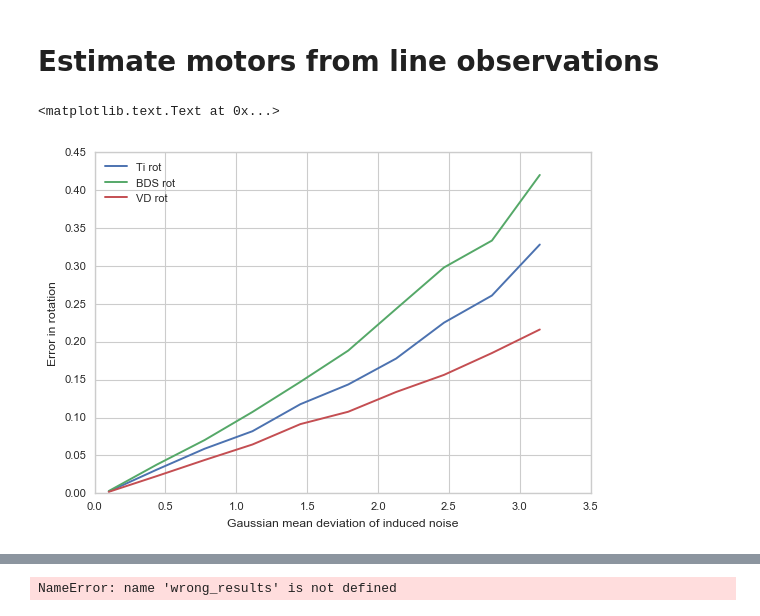
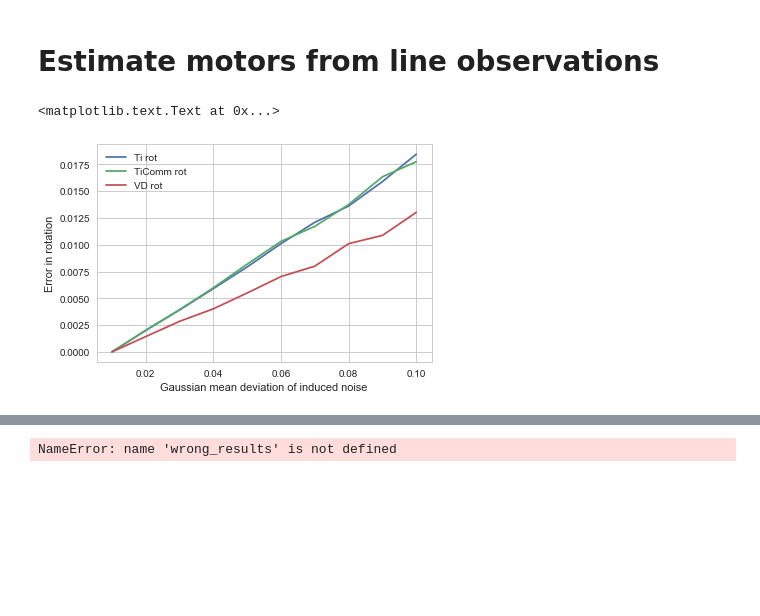
Before and after one commit to tingelst/game, a Jupyter notebook: python/Experiments-v2.ipynb, the cells around one changed output, grey strips where cells are left out. Drawn from its saved outputs; the diff is of its cells as text; code cells hidden in the pictures; blank space fills up the shorter version.

Commit message:
Added experiments for lines

```diff
--- a/python/Experiments-v2.ipynb
+++ b/python/Experiments-v2.ipynb
@@ -646,28 +688,39 @@ def estimate_motors_lines_lars(dataset, noisy=False):
 # %%
 def run_lines(n_lines=10, n_sets=10, n_motors=10, trs_noise_std=0.09, rot_noise_std=0.09, noisy=False, onlyrot=True):
 #     thlim = pi/2
-    motors = create_motors(n_motors, d_lims=(0,1000), th_lims=(0, pi))
+    motors = create_motors(n_motors, d_lims=(0,2), th_lims=(0, pi))
     results = []
     results_vd = []
     results_daniilidis = []
-    for n_set in range(n_sets):
+    results_comm = []
+
+    for motor in motors:
         datasets = [create_random_lines(motor, n_lines,
-                                        rot_noise_std=rot_noise_std,
-                                        trs_noise_std=trs_noise_std)
-                    for motor in motors]
+                                    rot_noise_std=rot_noise_std,
+                                    trs_noise_std=trs_noise_std)
+                for n_set in range(n_sets)]
+
         for dataset in datasets:
             results.append(estimate_motors_lines(dataset, noisy=noisy, onlyrot=onlyrot))
-            results_vd.append(estimate_motors_lines_lars(dataset, noisy=noisy))
+            results_vd.append(estimate_motors_lines_vd(dataset, noisy=noisy))
             results_daniilidis.append(estimate_motors_lines_daniilidis(dataset, noisy=noisy))
-    return (results, results_vd, results_daniilidis)
+            results_comm.append(estimate_motors_lines(dataset, noisy=noisy, onlyrot=False))
+
+
+    return (results, results_vd, results_daniilidis, results_comm)
 # %%
-def compare_rms_lines(results, results_vd, results_bds):
-    RMS = {'Ti': {}, "VD": {}, 'BDS':{}}
+def compare_rms_lines(results, results_vd, results_bds, results_comm):
+    RMS = {'Ti': {}, "VD": {}, 'BDS':{}, 'TiComm': {}}
     our_mot, our_rot, our_trs = rms_motor(results)
     Ti = RMS['Ti']
     Ti['rot'] = our_rot
     Ti['mot'] = our_mot
     Ti['trs'] = our_trs
+    our_comm_mot, our_comm_rot, our_comm_trs = rms_motor(results_comm)
+    TiComm = RMS['TiComm']
+    TiComm['rot'] = our_comm_rot
+    TiComm['mot'] = our_comm_mot
+    TiComm['trs'] = our_comm_trs
     vd_mot, vd_rot, vd_trs = rms_motor(results_vd)
     VD = RMS['VD']
     VD['rot'] = vd_rot
@@ -685,32 +738,36 @@ noise_levels = np.linspace(0.01,0.1,10)
 #                                            trs_noise_std=noise_level, noisy=True))
 #               for noise_level in noise_levels]
 # %%
-noise_levels = np.linspace(0.01,1,10)
-rmss_lines_rot = [compare_rms_lines(*run_lines(10,32,32, rot_noise_std=noise_level,
-                                           trs_noise_std=noise_level, noisy=True,
+n_noise_levels = 10
+noise_levels_rot = np.linspace(0.0, 0.1,n_noise_levels)
+noise_levels_trs = np.linspace(0.0, 0.01, n_noise_levels)
+rmss_lines_rot = [compare_rms_lines(*run_lines(32,32,32, rot_noise_std=noise_level_rot,
+                                           trs_noise_std=noise_level_trs, noisy=True,
                                             onlyrot=True))
-              for noise_level in noise_levels]
+              for noise_level_rot, noise_level_trs in zip(noise_levels_rot, noise_levels_trs)]
 # pickle.dump(rmss_lines_rot, open('rmss_lines_rot.pickle', 'wb'))
+
+d = pd.concat(rmss_lines_rot)
 # %%
-d = pd.concat(rmss_lines_rot)
 fig, ax = plt.subplots(1)
 
 ax.plot(noise_levels, d['Ti']['rot'].tolist(), label='Ti rot')
-ax.plot(noise_levels, d['BDS']['rot'].tolist(), label='BDS rot')
+ax.plot(noise_levels, d['TiComm']['rot'].tolist(), label='TiComm rot')
+# ax.plot(noise_levels, d['BDS']['rot'].tolist(), label='BDS rot')
 ax.plot(noise_levels, d['VD']['rot'].tolist(), label='VD rot')
 
 # ax.plot(noise_levels, d['Ti']['trs'].tolist(), label='Ti trs')
 # ax.plot(noise_levels, d['BDS']['trs'].tolist(), label='BDS trs')
 # ax.plot(noise_levels, d['VD']['trs'].tolist(), label='VD trs')
 
 
 # ax.plot(noise_levels, d['Ti']['mot'].tolist(), label='Ti mot')
 # ax.plot(noise_levels, d['BDS']['mot'].tolist(), label='BDS mot')
 
 ax.legend(frameon=False, loc=2)
 ax.set_ylabel('Error in rotation')
 ax.set_xlabel('Gaussian mean deviation of induced noise')
 # %% [output]
 <matplotlib.text.Text at 0x...>
-[figure, old version]
+[figure, new version]
 # %%
```
Also changed, not shown: parts of 21 cells of this notebook, 2 other files.
